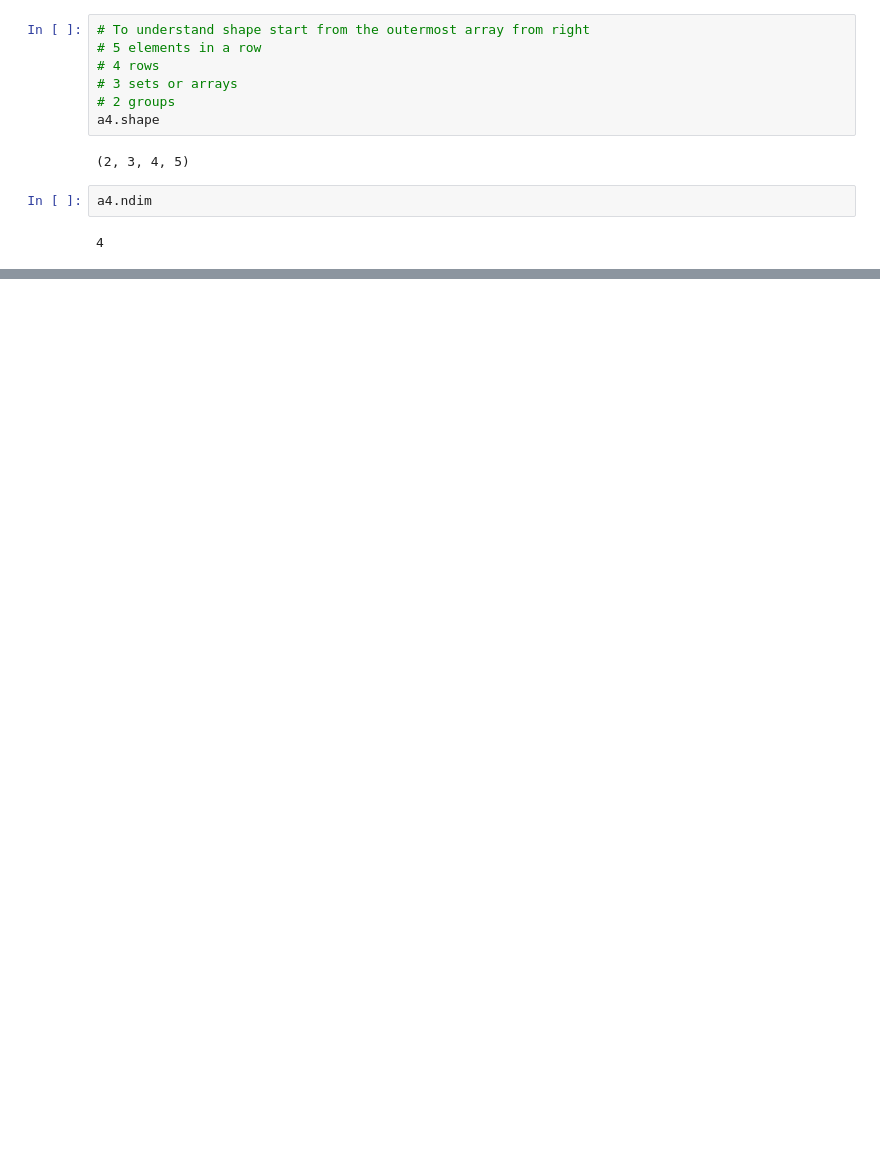
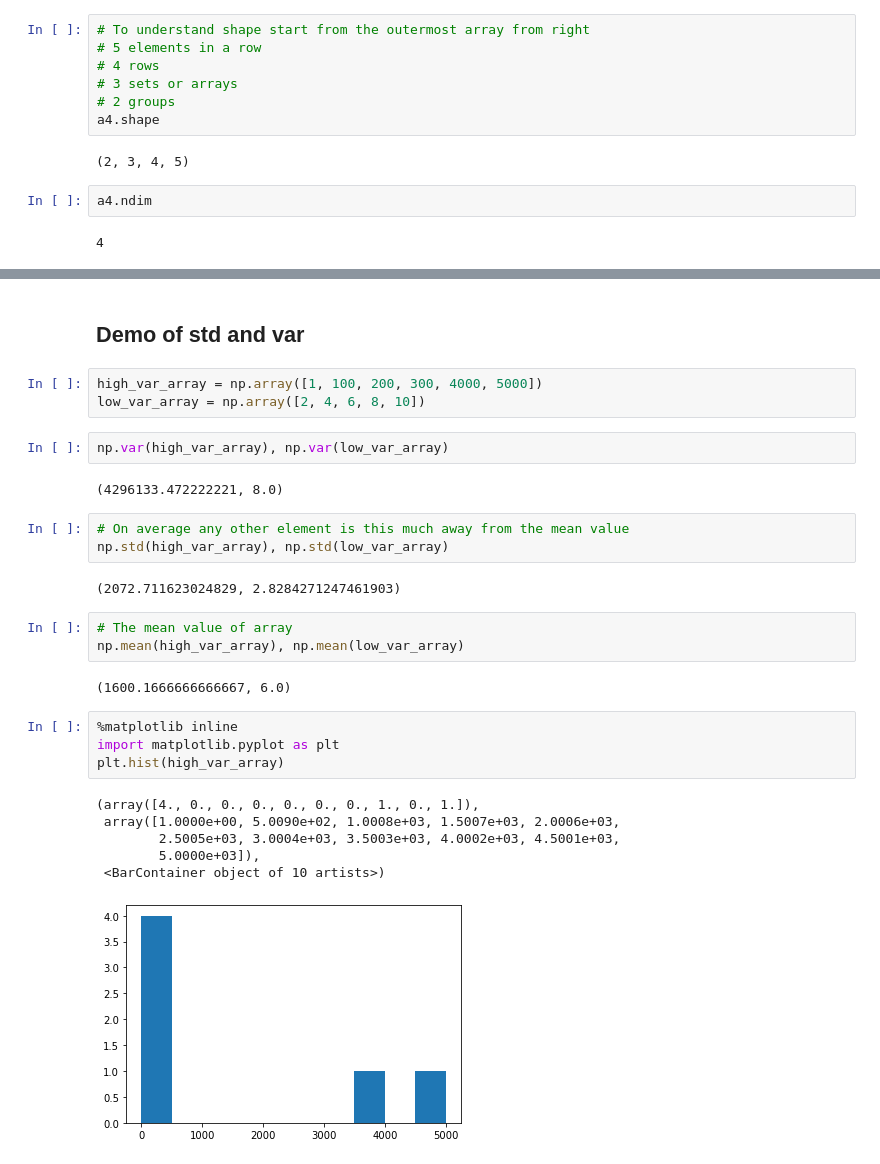
Before and after one commit to tomppk/numpy, a Jupyter notebook: introduction-to-numpy.ipynb, the cells around one changed output, grey strips where cells are left out. Saved outputs shown, nothing was run; the diff lists cells and outputs as text; blank space fills up the shorter version.

```diff
--- a/introduction-to-numpy.ipynb
+++ b/introduction-to-numpy.ipynb
@@ -386,0 +553,30 @@ array([[[[0, 6, 6],
+# %% [markdown]
+## Demo of std and var
+# %%
+high_var_array = np.array([1, 100, 200, 300, 4000, 5000])
+low_var_array = np.array([2, 4, 6, 8, 10])
+# %%
+np.var(high_var_array), np.var(low_var_array)
+# %% [output]
+(4296133.472222221, 8.0)
+# %%
+# On average any other element is this much away from the mean value
+np.std(high_var_array), np.std(low_var_array)
+# %% [output]
+(2072.711623024829, 2.8284271247461903)
+# %%
+# The mean value of array
+np.mean(high_var_array), np.mean(low_var_array)
+# %% [output]
+(1600.1666666666667, 6.0)
+# %%
+%matplotlib inline
+import matplotlib.pyplot as plt
+plt.hist(high_var_array)
+# %% [output]
+(array([4., 0., 0., 0., 0., 0., 0., 1., 0., 1.]),
+ array([1.0000e+00, 5.0090e+02, 1.0008e+03, 1.5007e+03, 2.0006e+03,
+        2.5005e+03, 3.0004e+03, 3.5003e+03, 4.0002e+03, 4.5001e+03,
+        5.0000e+03]),
+ <BarContainer object of 10 artists>)
+[figure, added]
```
Also changed, not shown: parts of 123 cells of this notebook, 3 other files.
